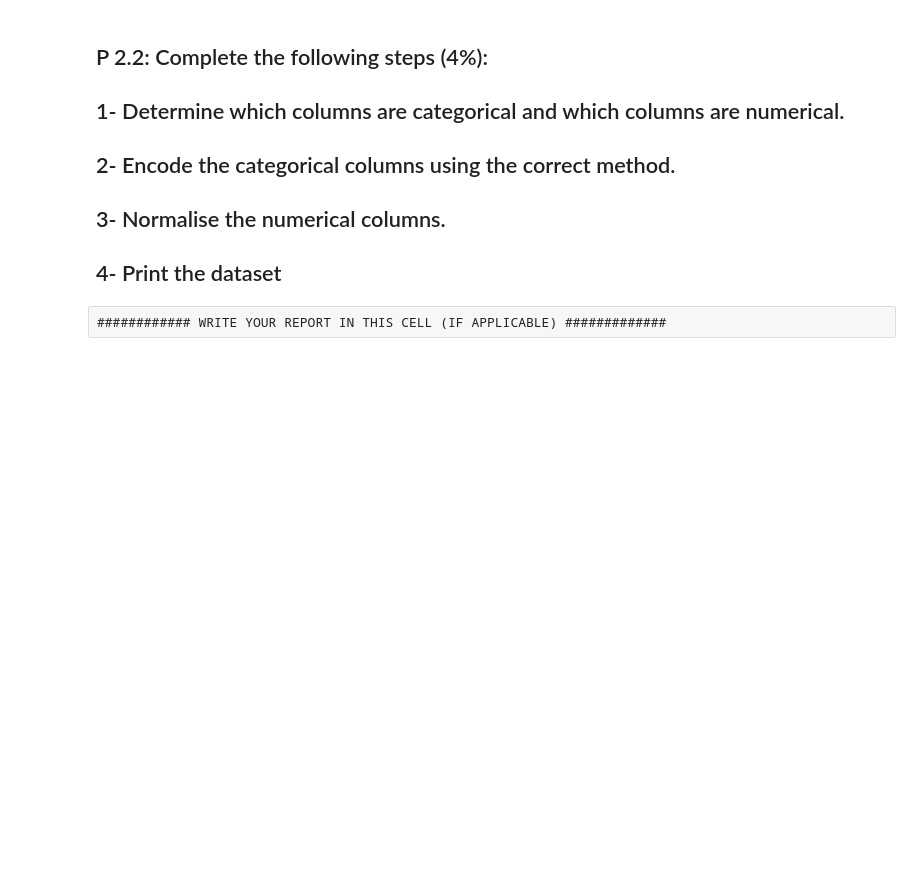
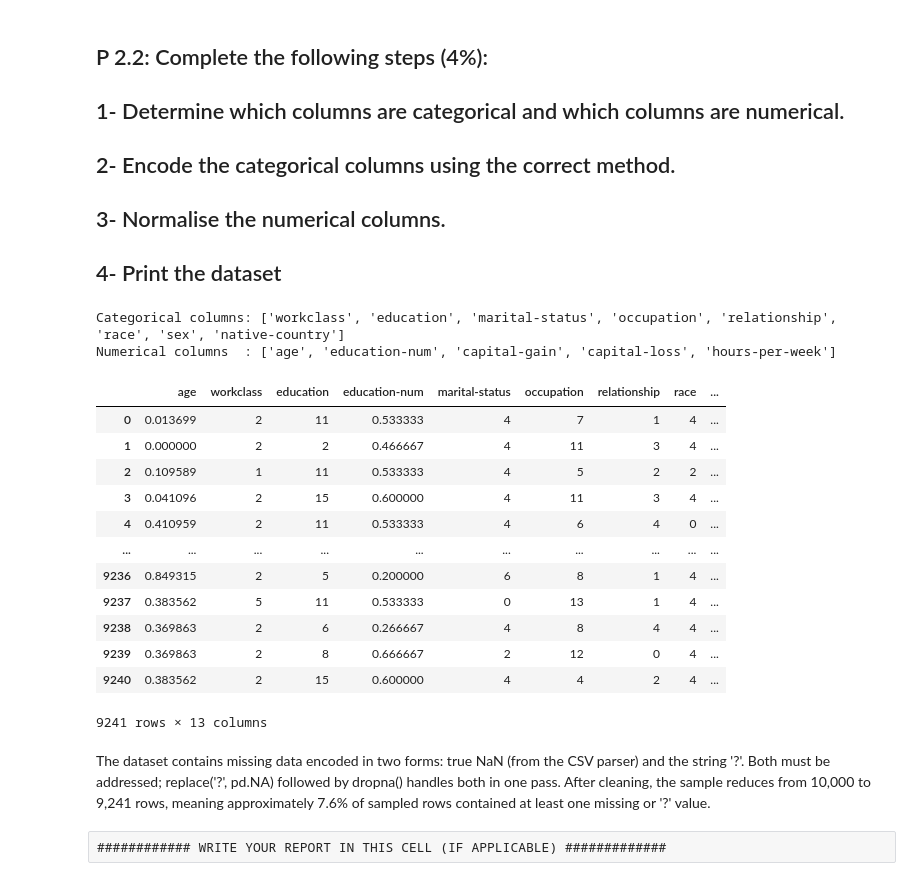
Before and after one commit to ifeanyianyanwu/ai-and-ml, a Jupyter notebook: Workshop #2.ipynb, the cells around one changed output. Drawn from its saved outputs; the diff is of its cells as text; code cells hidden in the pictures; blank space fills up the shorter version.

```diff
--- a/Workshop #2.ipynb
+++ b/Workshop #2.ipynb
@@ -160,6 +452,58 @@ ModuleNotFoundError: No module named 'ucimlrepo'
 ## 4- Print the dataset
 # %%
 ############# WRITE YOUR CODE IN THIS CELL (IF APPLICABLE)  ####################
+from sklearn.preprocessing import LabelEncoder, MinMaxScaler
+
+# Step 1: Identify categorical and numerical columns automatically
+categorical_columns = adultFrame_sample_cleaned.select_dtypes(
+    include='object'
+).columns.tolist()
+numerical_columns = adultFrame_sample_cleaned.select_dtypes(
+    include=['int64', 'float64']
+).columns.tolist()
+
+print("Categorical columns:", categorical_columns)
+print("Numerical columns  :", numerical_columns)
+# %% [output]
+Categorical columns: ['workclass', 'education', 'marital-status', 'occupation', 'relationship', 'race', 'sex', 'native-country']
+Numerical columns  : ['age', 'education-num', 'capital-gain', 'capital-loss', 'hours-per-week']
+# %%
+# Step 2: Encode categorical columns using LabelEncoder
+def encode_categorical_columns(df):
+    label_encoders = {}
+    for col in df.select_dtypes(include='object').columns:
+        le = LabelEncoder()
+        df[col] = le.fit_transform(df[col].astype(str))
+        label_encoders[col] = le
+    return df, label_encoders
+
+adultFrame_sample_cleaned, encoders = encode_categorical_columns(
+    adultFrame_sample_cleaned
+)
+# %%
+# Step 3: Normalise numerical columns using Min-Max Scaling
+scaler = MinMaxScaler()
+adultFrame_sample_cleaned[numerical_columns] = scaler.fit_transform(
+    adultFrame_sample_cleaned[numerical_columns]
+)
+
+adultFrame_sample_cleaned
+# %% [output]
+|  | age | workclass | education | education-num | marital-status | occupation | relationship | race | ... |
+| 0 | 0.013699 | 2 | 11 | 0.533333 | 4 | 7 | 1 | 4 | ... |
+| 1 | 0.000000 | 2 | 2 | 0.466667 | 4 | 11 | 3 | 4 | ... |
+| 2 | 0.109589 | 1 | 11 | 0.533333 | 4 | 5 | 2 | 2 | ... |
+| 3 | 0.041096 | 2 | 15 | 0.600000 | 4 | 11 | 3 | 4 | ... |
+| 4 | 0.410959 | 2 | 11 | 0.533333 | 4 | 6 | 4 | 0 | ... |
+| ... | ... | ... | ... | ... | ... | ... | ... | ... | ... |
+| 9236 | 0.849315 | 2 | 5 | 0.200000 | 6 | 8 | 1 | 4 | ... |
+| 9237 | 0.383562 | 5 | 11 | 0.533333 | 0 | 13 | 1 | 4 | ... |
+| 9238 | 0.369863 | 2 | 6 | 0.266667 | 4 | 8 | 4 | 4 | ... |
+| 9239 | 0.369863 | 2 | 8 | 0.666667 | 2 | 12 | 0 | 4 | ... |
+| 9240 | 0.383562 | 2 | 15 | 0.600000 | 4 | 4 | 2 | 4 | ... |
+9241 rows × 13 columns
+# %% [markdown]
+The dataset contains missing data encoded in two forms: true NaN (from the CSV parser) and the string '?'. Both must be addressed; replace('?', pd.NA) followed by dropna() handles both in one pass. After cleaning, the sample reduces from 10,000 to 9,241 rows, meaning approximately 7.6% of sampled rows contained at least one missing or '?' value.
 # %% [raw]
 ############ WRITE YOUR REPORT IN THIS CELL (IF APPLICABLE) #############
 # %% [markdown]
```
Also changed, not shown: parts of 27 cells of this notebook.
